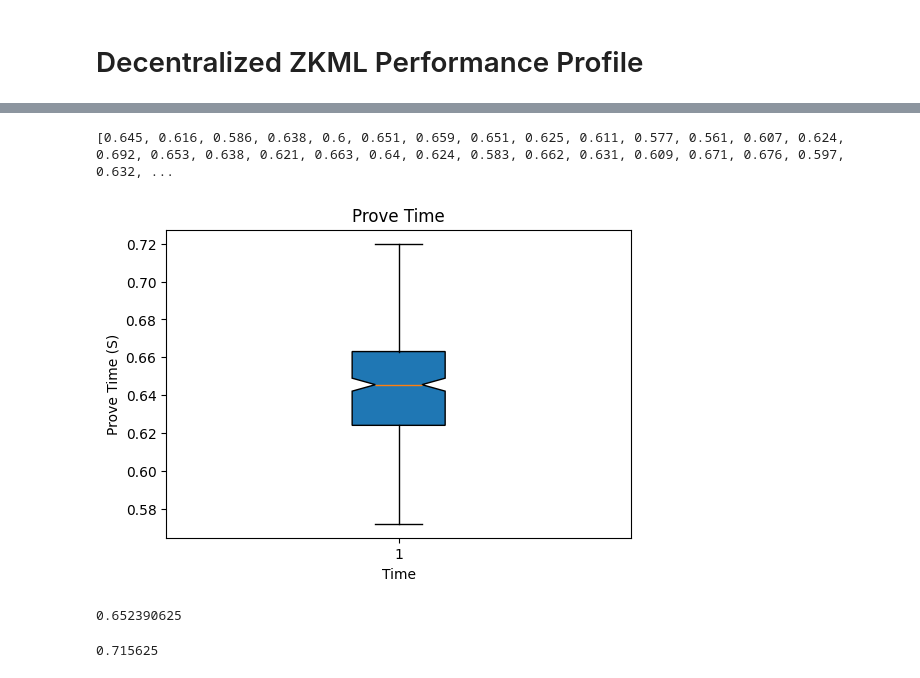
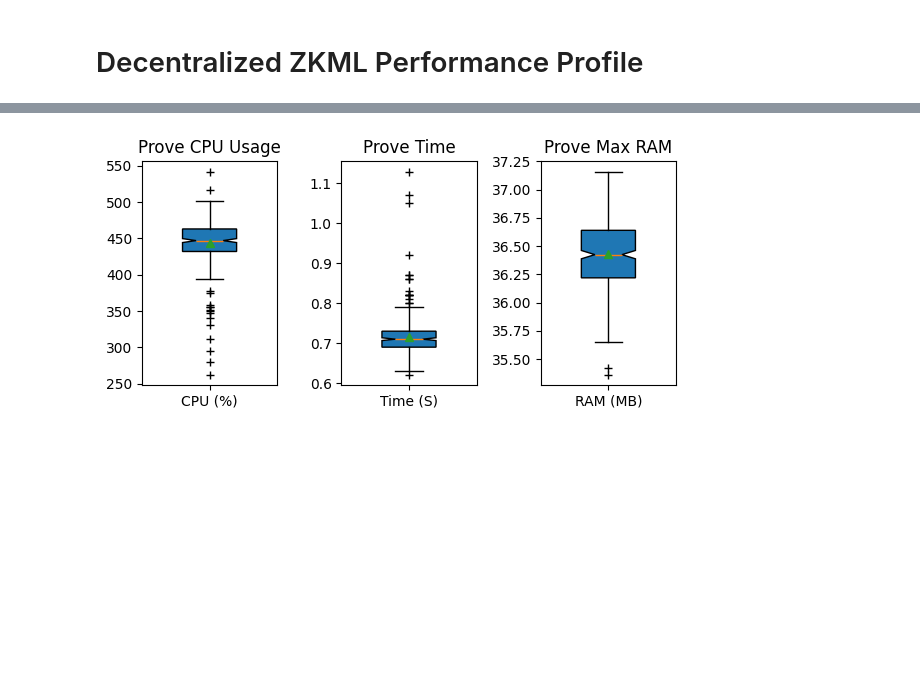
Before and after one commit to CaixiangFan/zkpet, a Jupyter notebook: src/plot.ipynb, the cells around one changed output, grey strips where cells are left out. Saved outputs shown, nothing was run; the diff lists cells and outputs as text; code cells hidden in the pictures; blank space fills up the shorter version.

```diff
--- a/src/plot.ipynb
+++ b/src/plot.ipynb
@@ -426,38 +381,30 @@ plt.show()
-# %%
-log_file = "../log.txt"
-res = []
-with open(log_file) as f:
-  log_lines = f.readlines()
-  key_words = 'proof took '
-  for line in log_lines:
-    if key_words in line:
-      res.append(float(line.strip().split(key_words)[1]))
-print(res)
-# %% [output]
-[0.645, 0.616, 0.586, 0.638, 0.6, 0.651, 0.659, 0.651, 0.625, 0.611, 0.577, 0.561, 0.607, 0.624, 0.692, 0.653, 0.638, 0.621, 0.663, 0.64, 0.624, 0.583, 0.662, 0.631, 0.609, 0.671, 0.676, 0.597, 0.632, ...
-# %%
-fig, ax = plt.subplots(figsize=(6, 4))
-showfliers = False
-showmeans = False
-patch_artist = True
-width = 0.2
-widths = tuple([0.2] * 1)
-ax.boxplot(res, sym='k+', notch=1, showfliers=showfliers, zorder=1, showmeans=showmeans, patch_artist=patch_artist, boxprops=dict(facecolor="tab:blue"), widths=widths)
-
-# ax.set_xticklabels(idx_list)
-ax.set_title("Prove Time")
-ax.set_xlabel('Time')
-ax.set_ylabel(idx_list[1])
-plt.show()
-# %% [output]
-[figure, removed]
-# %%
-import numpy as np
-
-np.mean(res)
-# %% [output]
-0.652390625
-# %%
-np.mean(prove_time)
-# %% [output]
-0.715625
+# %%
+import matplotlib.pyplot as plt
+idx_list = ['Prove CPU Usage', 'Prove Time', 'Prove Max RAM']
+
+fig, axes = plt.subplots(ncols=3, nrows=1, figsize=(6, 3))
+showfliers = True
+showmeans = True
+patch_artist = True
+width = 0.4
+widths = tuple([width] * 1)
+axes[0].boxplot(percent_cpu, sym='k+', notch=1, showfliers=showfliers, zorder=1, showmeans=showmeans, patch_artist=patch_artist, boxprops=dict(facecolor="tab:blue"), widths=widths)
+
+axes[0].set_xticklabels(['CPU (%)'])
+axes[0].set_title(idx_list[0])
+
+axes[1].boxplot(prove_time, sym='k+', notch=1, showfliers=showfliers, zorder=1, showmeans=showmeans, patch_artist=patch_artist, boxprops=dict(facecolor="tab:blue"), widths=widths)
+# prove time reported by ezkl
+# axes[1].boxplot(res, sym='k+', notch=1, showfliers=showfliers, zorder=1, showmeans=showmeans, patch_artist=patch_artist, boxprops=dict(facecolor="tab:blue"), widths=widths)
+axes[1].set_xticklabels(["Time (S)"])
+axes[1].set_title(idx_list[1])
+
+axes[2].boxplot(prove_max_ram, sym='k+', notch=1, showfliers=showfliers, zorder=1, showmeans=showmeans, patch_artist=patch_artist, boxprops=dict(facecolor="tab:blue"), widths=widths)
+axes[2].set_xticklabels(['RAM (MB)'])
+axes[2].set_title(idx_list[2])
+
+plt.tight_layout()
+plt.show()
+fig.savefig('decentralized_perf.pdf')
+# %% [output]
+[figure, added]
```
Also changed, not shown: parts of 9 cells of this notebook, 5 other files.
